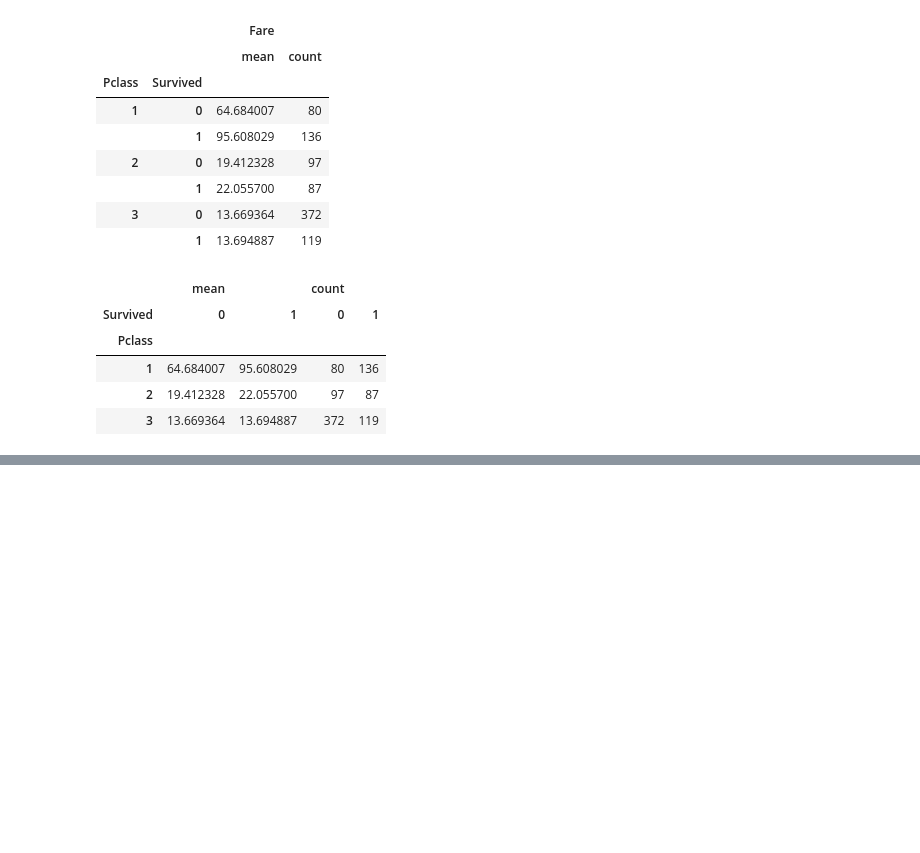
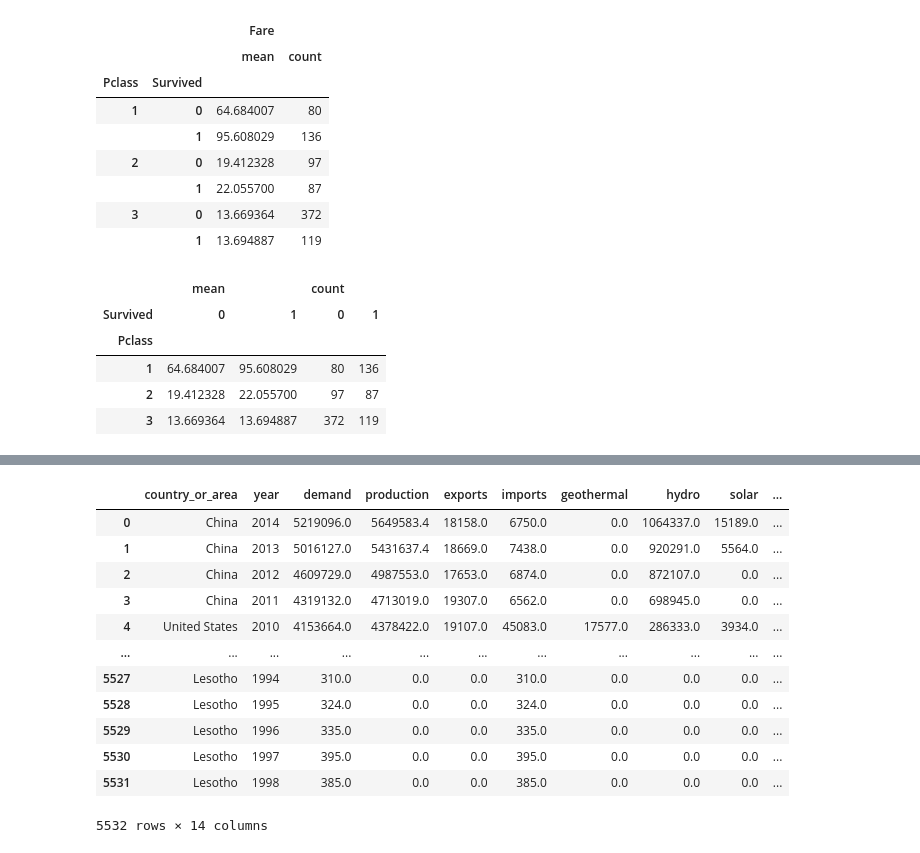
Before and after one commit to juanpaat/Python-for-Data-Analysts-and-Data-Scientists, a Jupyter notebook: DataFrame Manipulation.ipynb, the cells around one changed output, grey strips where cells are left out. Cells and saved outputs as stored; diff of their text form; code cells hidden in the pictures; blank space fills up the shorter version.

```diff
--- a/DataFrame Manipulation.ipynb
+++ b/DataFrame Manipulation.ipynb
@@ -481,0 +896,19 @@ pd.pivot_table(titanic, values= 'Fare' , index= 'Pclass', columns= 'Survived' ,
+# %%
+df_countries['renewable_total'] = df_countries[['hydro', 'wind','solar','geothermal','tide']].sum(axis="columns")
+df_countries['renewable_percent'] = df_countries['renewable_total'] / df_countries['production']
+# %%
+df_countries
+# %% [output]
+|  | country_or_area | year | demand | production | exports | imports | geothermal | hydro | solar | ... |
+| 0 | China | 2014 | 5219096.0 | 5649583.4 | 18158.0 | 6750.0 | 0.0 | 1064337.0 | 15189.0 | ... |
+| 1 | China | 2013 | 5016127.0 | 5431637.4 | 18669.0 | 7438.0 | 0.0 | 920291.0 | 5564.0 | ... |
+| 2 | China | 2012 | 4609729.0 | 4987553.0 | 17653.0 | 6874.0 | 0.0 | 872107.0 | 0.0 | ... |
+| 3 | China | 2011 | 4319132.0 | 4713019.0 | 19307.0 | 6562.0 | 0.0 | 698945.0 | 0.0 | ... |
+| 4 | United States | 2010 | 4153664.0 | 4378422.0 | 19107.0 | 45083.0 | 17577.0 | 286333.0 | 3934.0 | ... |
+| ... | ... | ... | ... | ... | ... | ... | ... | ... | ... | ... |
+| 5527 | Lesotho | 1994 | 310.0 | 0.0 | 0.0 | 310.0 | 0.0 | 0.0 | 0.0 | ... |
+| 5528 | Lesotho | 1995 | 324.0 | 0.0 | 0.0 | 324.0 | 0.0 | 0.0 | 0.0 | ... |
+| 5529 | Lesotho | 1996 | 335.0 | 0.0 | 0.0 | 335.0 | 0.0 | 0.0 | 0.0 | ... |
+| 5530 | Lesotho | 1997 | 395.0 | 0.0 | 0.0 | 395.0 | 0.0 | 0.0 | 0.0 | ... |
+| 5531 | Lesotho | 1998 | 385.0 | 0.0 | 0.0 | 385.0 | 0.0 | 0.0 | 0.0 | ... |
+5532 rows × 14 columns
```
Also changed, not shown: parts of 54 cells of this notebook.
